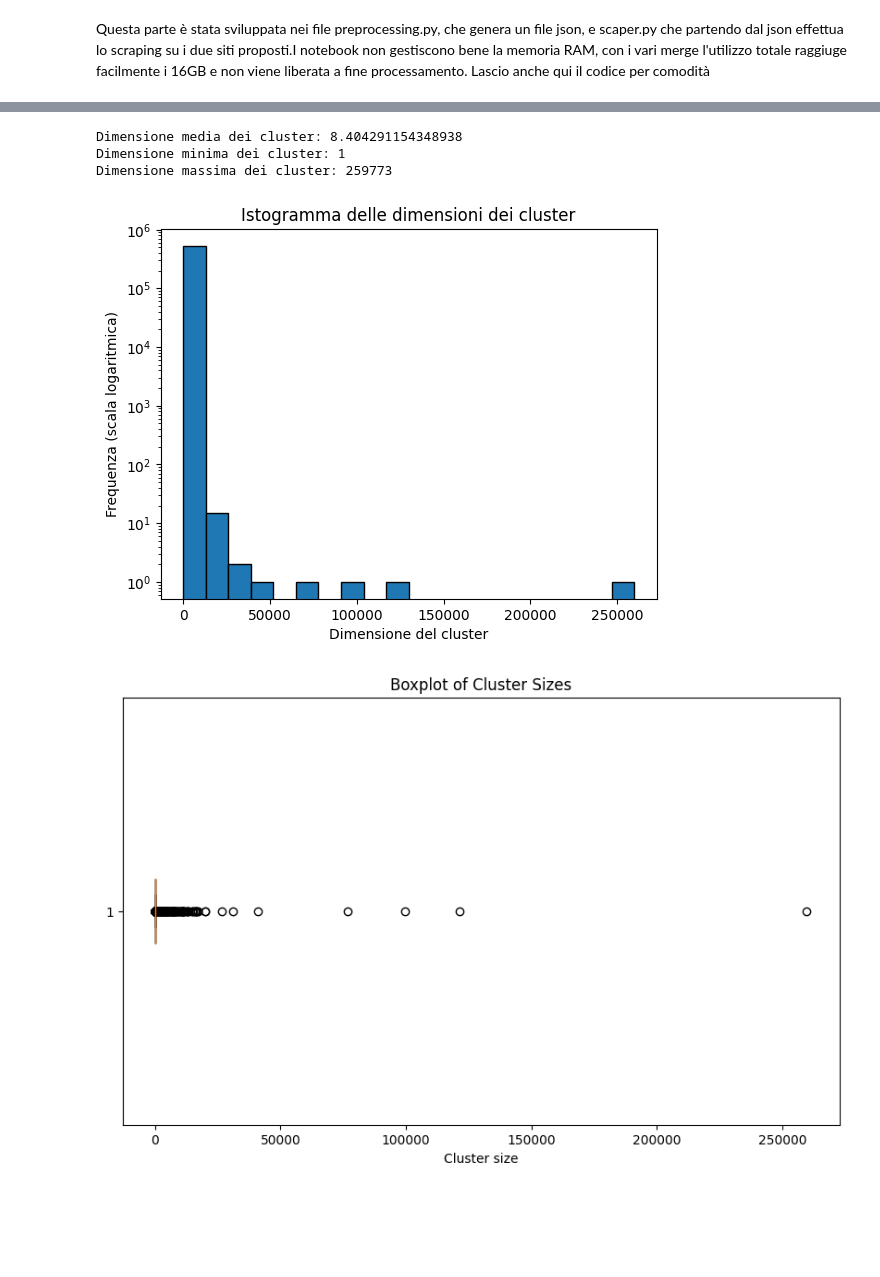
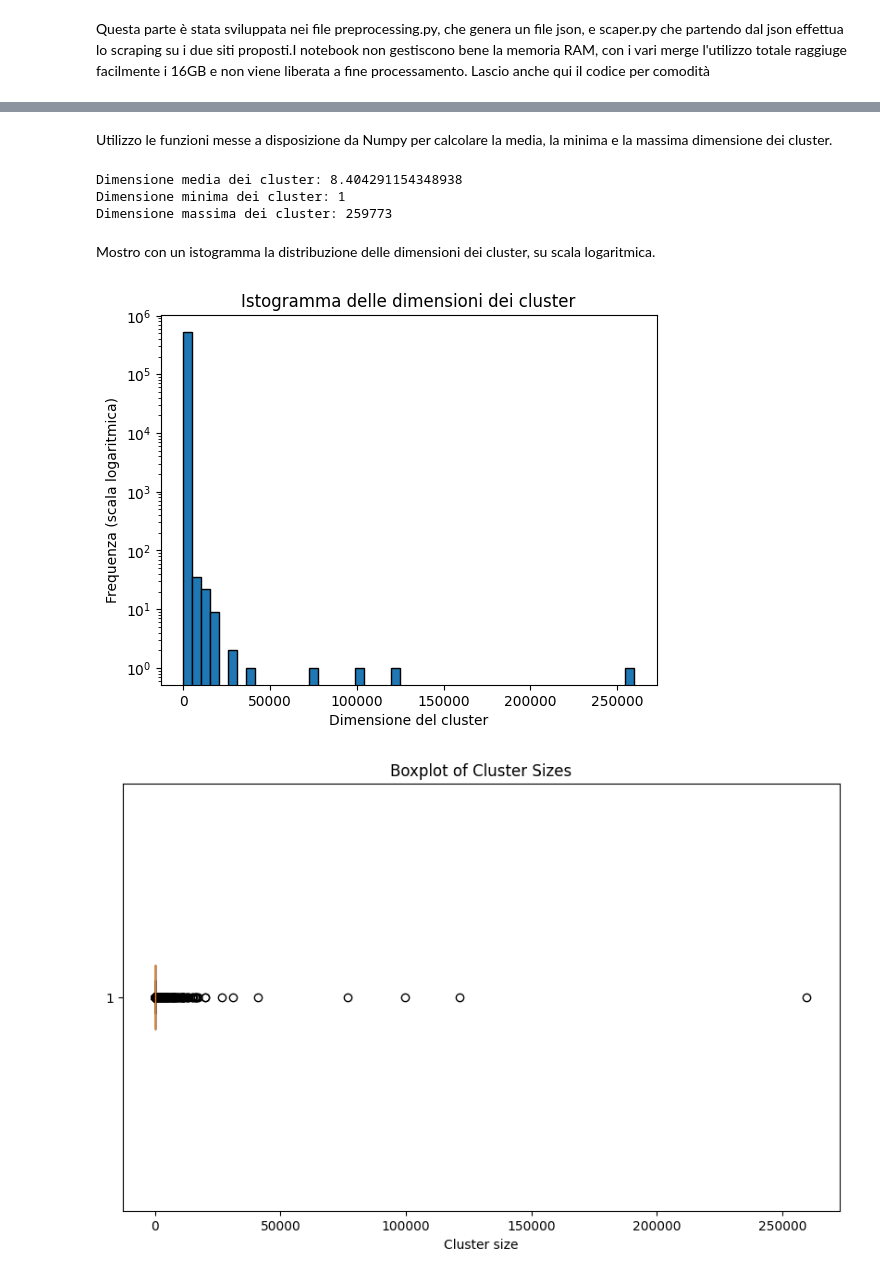
Before and after one commit to GennaroBaratta/lws-prj, a Jupyter notebook: esame.ipynb, the cells around one changed output, grey strips where cells are left out. Cells and saved outputs as stored; diff of their text form; code cells hidden in the pictures; blank space fills up the shorter version.

```diff
--- a/esame.ipynb
+++ b/esame.ipynb
@@ -522,8 +569,10 @@ KeyboardInterrupt:
 # %%
 import json
 
-with open("clusters.json","r") as f:
+with open("clusters2.json","r") as f:
     data = json.load(f)
+# %% [markdown]
+Utilizzo le funzioni messe a disposizione da Numpy per calcolare la media, la minima e la massima dimensione dei cluster.
 # %%
 import numpy as np
 
@@ -542,15 +591,17 @@ print("Dimensione massima dei cluster:", max_size)
 Dimensione media dei cluster: 8.404291154348938
 Dimensione minima dei cluster: 1
 Dimensione massima dei cluster: 259773
+# %% [markdown]
+Mostro con un istogramma la distribuzione delle dimensioni dei cluster, su scala logaritmica.
 # %%
 
-plt.hist(cluster_sizes, bins=20, edgecolor='black', log=True)
+plt.hist(cluster_sizes, bins=50, edgecolor='black', log=True)
 plt.xlabel('Dimensione del cluster')
 plt.ylabel('Frequenza (scala logaritmica)')
 plt.title('Istogramma delle dimensioni dei cluster')
 plt.show()
 # %% [output]
-[figure, old version]
+[figure, new version]
 # %%
 cluster_sizes_series = pd.Series(cluster_sizes)
 
```
Also changed, not shown: parts of 70 cells of this notebook, 5 other files.
